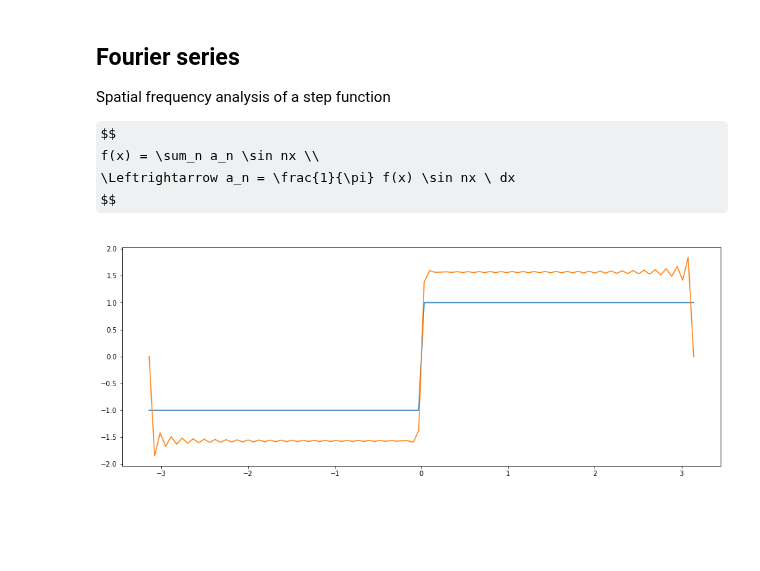
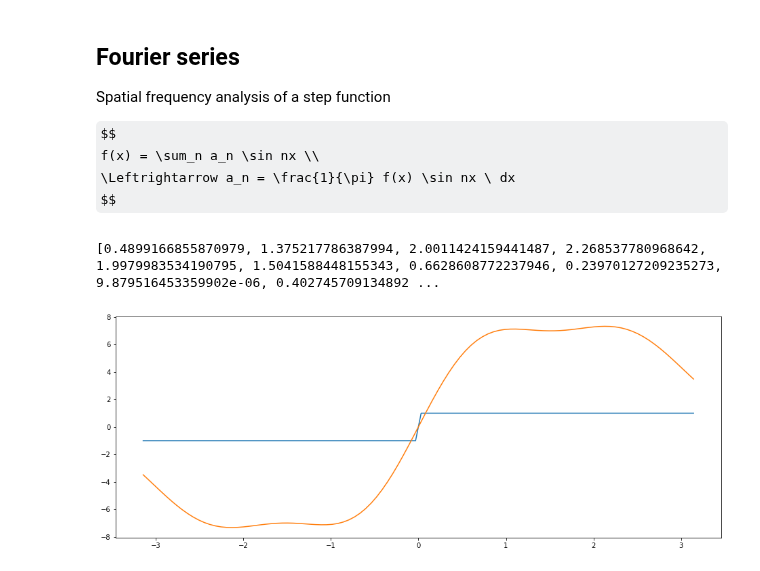
Before and after one commit to justayak/playground, a Jupyter notebook: general/frequencies.ipynb, the cells around one changed output. Drawn from its saved outputs; the diff is of its cells as text; code cells hidden in the pictures; some formulas as TeX source; blank space fills up the shorter version.

```diff
--- a/general/frequencies.ipynb
+++ b/general/frequencies.ipynb
@@ -63,42 +63,43 @@ X = np.linspace(-pi, pi, 100)
 
 f = lambda x: 1 if x > 0 else -1
 Y = [f(x) for x in X]
 
 fig = plt.figure(figsize=(16,6))
 ax = fig.add_subplot(111)
 
 ax.plot(X, Y)
 
 I = 1000
 integral = np.linspace(-pi, pi, I)
 
-N = 50
-def ft(f, N=3):
-    a = [0] * N
-    for n in range(N):
+N = [0.1, 0.3, 0.5, 0.7, 1, 1.2, 1.5, 1.7, 2, 2.5, 3., 3.5]
+def ft(f, N):
+    a = [0] * len(N)
+    for i,n in enumerate(N):
         total = 0
         for x in integral:
             total += f(x) * sin(n * x)
-        #a[n] = 1/pi * (total)
-        a[n] = (pi/I) * total
+        #a[i] = 1/pi * (total)
+        a[i] = ((pi/I) * total) / 1
     return a
 
 a_n = ft(f, N=N)
+print(a_n)
 
-def ft_apply(f, a, X):
-    N = len(a)
+def ft_apply(f, a, X, N):
     y = []
     for x in X:
         total = 0
-        for n in range(N):
-            total += a[n] * sin(n * x)
+        for i,n in enumerate(N):
+            total += a[i] * sin(n * x)
         y.append(total)
     return y
 
-y_hat = ft_apply(f, a_n, X)
+y_hat = ft_apply(f, a_n, X, N=N)
 
 ax.plot(X, y_hat)
 
 plt.show()
 # %% [output]
+[0.4899166855870979, 1.375217786387994, 2.0011424159441487, 2.268537780968642, 1.9979983534190795, 1.5041588448155343, 0.6628608772237946, 0.23970127209235273, 9.879516453359902e-06, 0.402745709134892 ...
-[figure, old version]
+[figure, new version]
```
